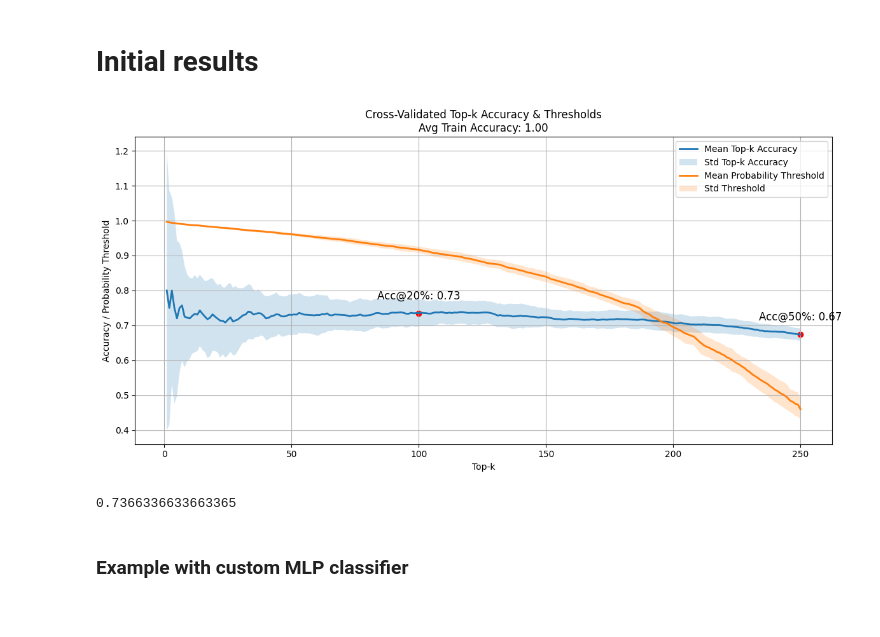
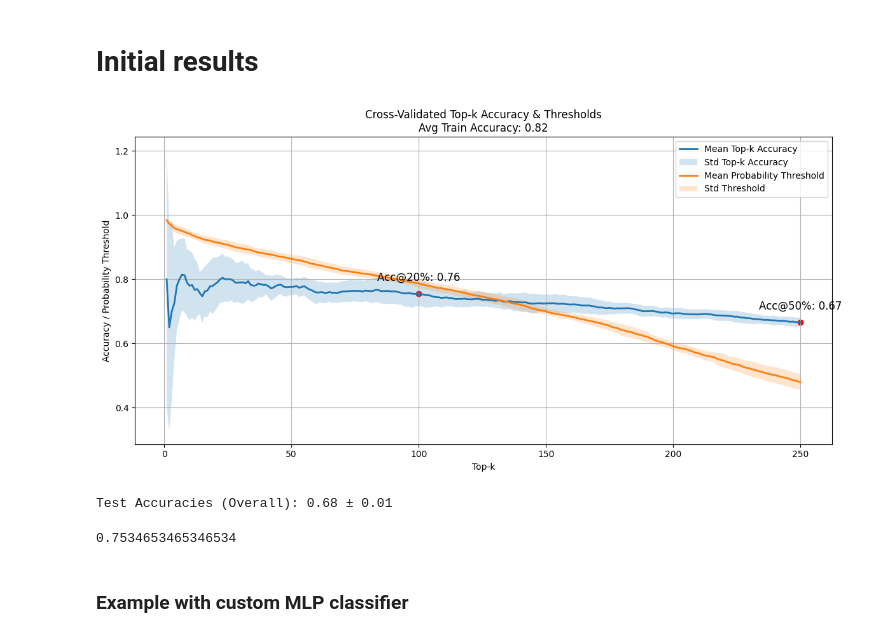
Before and after one commit to ssafiejko/aml_project_2, a Jupyter notebook: feature_selection.ipynb, the cells around one changed output. Drawn from its saved outputs; the diff is of its cells as text; code cells hidden in the pictures.

```diff
--- a/feature_selection.ipynb
+++ b/feature_selection.ipynb
@@ -19,10 +22,13 @@ comparator = ModelComparator(X, y, n_splits=10)
 # %%
 from sklearn.linear_model import LogisticRegression
 # %%
-comparator.evaluate_model(XGBClassifier(),
-                          variables=None) # If None, calculates with all variables
+X = pd.read_table('mars_features_output.txt', sep=",", header=None)
+comparator = ModelComparator(X, y, n_splits=10)
+criterion = comparator.evaluate_model(XGBClassifier(),
+                          None) # If None, calculates with all variables
 # %% [output]
-[figure, old version]
+[figure, new version]
-0.7366336633663365
+Test Accuracies (Overall): 0.68 ± 0.01
+0.7534653465346534
 # %% [markdown]
 ### Example with custom MLP classifier
```
Also changed, not shown: parts of 18 cells of this notebook, 2 other files.
